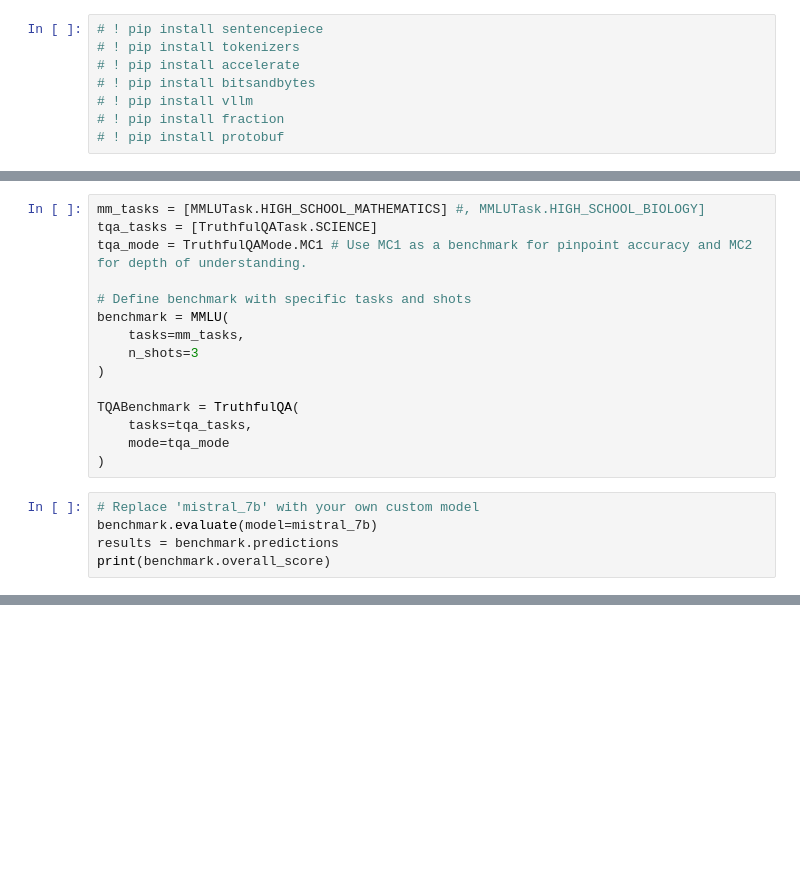
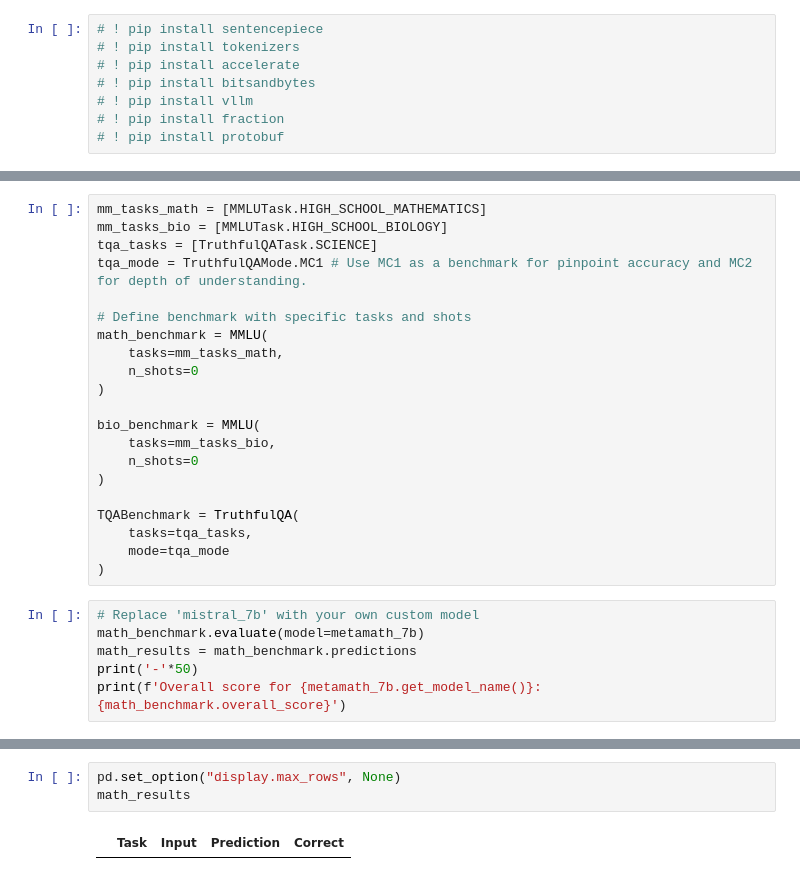
Before and after one commit to luca2618/DL-project-2024, a Jupyter notebook: DeepEval.ipynb, the cells around one changed output, grey strips where cells are left out. Drawn from its saved outputs; the diff is of its cells as text; blank space fills up the shorter version.

Commit message:
Update DeepEval.ipynb and add bio model

```diff
--- a/DeepEval.ipynb
+++ b/DeepEval.ipynb
@@ -125,12 +270,18 @@ You will only respond with a JSON object with the keys Explanation and Answer Ch
 # %%
-mm_tasks = [MMLUTask.HIGH_SCHOOL_MATHEMATICS] #, MMLUTask.HIGH_SCHOOL_BIOLOGY]
+mm_tasks_math = [MMLUTask.HIGH_SCHOOL_MATHEMATICS]
+mm_tasks_bio = [MMLUTask.HIGH_SCHOOL_BIOLOGY]
 tqa_tasks = [TruthfulQATask.SCIENCE]
 tqa_mode = TruthfulQAMode.MC1 # Use MC1 as a benchmark for pinpoint accuracy and MC2 for depth of understanding.
 
 # Define benchmark with specific tasks and shots
-benchmark = MMLU(
-    tasks=mm_tasks,
-    n_shots=3
+math_benchmark = MMLU(
+    tasks=mm_tasks_math,
+    n_shots=0
+)
+
+bio_benchmark = MMLU(
+    tasks=mm_tasks_bio,
+    n_shots=0
 )
 
 TQABenchmark = TruthfulQA(
@@ -139,7 +290,8 @@ TQABenchmark = TruthfulQA(
 )
 # %%
 # Replace 'mistral_7b' with your own custom model
-benchmark.evaluate(model=mistral_7b)
-results = benchmark.predictions
-print(benchmark.overall_score)
+math_benchmark.evaluate(model=metamath_7b)
+math_results = math_benchmark.predictions
+print('-'*50)
+print(f'Overall score for {metamath_7b.get_model_name()}: {math_benchmark.overall_score}')
 # %% [output]
@@ -149,3 +318,8 @@ Overall MMLU Accuracy: 0.0
+# %%
+pd.set_option("display.max_rows", None)
+math_results
+# %% [output]
+|  | Task | Input | Prediction | Correct |
 # %%
 for i in range(20):
     print(f'Input {i+1}:')
```
Also changed, not shown: parts of 21 cells of this notebook.
